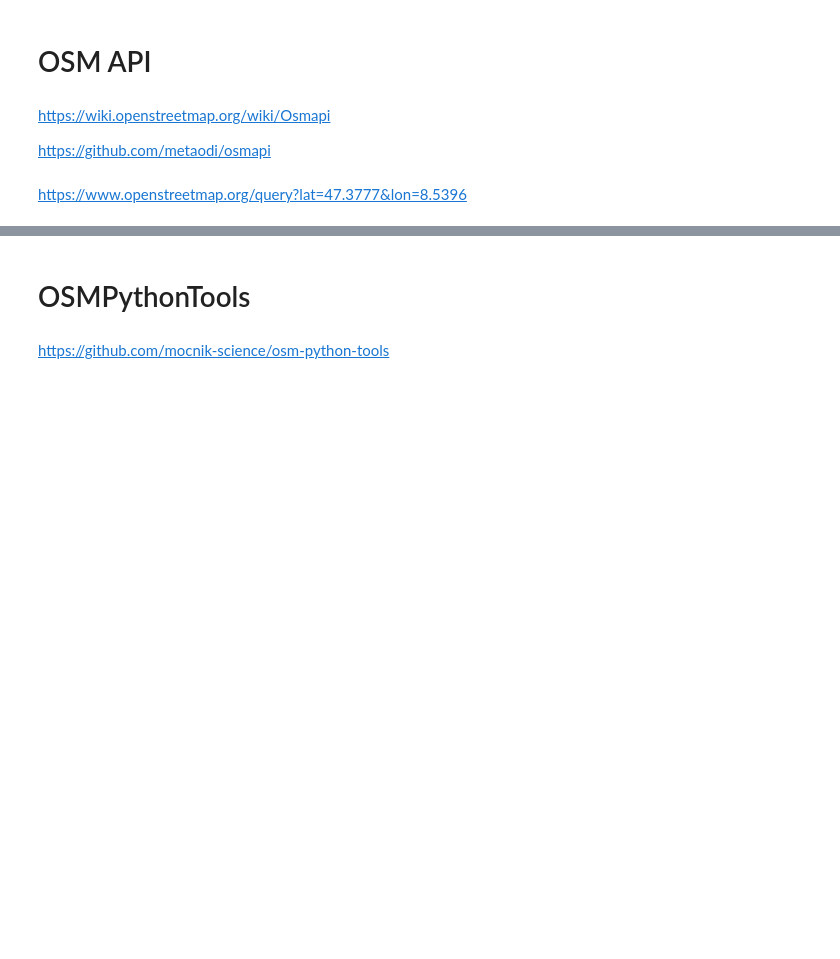
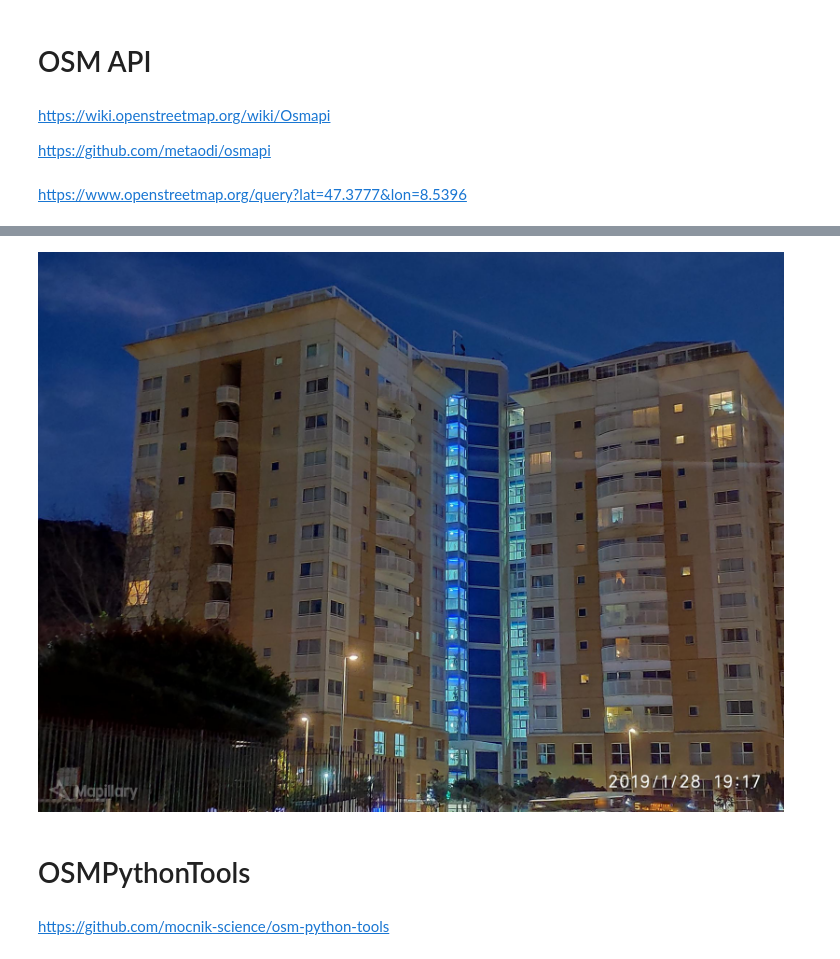
Before and after one commit to be-y-a/smth, a Jupyter notebook: MADE/GEO/WEEK4/OSM.ipynb, the cells around one changed output, grey strips where cells are left out. Drawn from its saved outputs; the diff is of its cells as text; code cells hidden in the pictures; blank space fills up the shorter version.

```diff
--- a/MADE/GEO/WEEK4/OSM.ipynb
+++ b/MADE/GEO/WEEK4/OSM.ipynb
@@ -13,4 +13,4 @@ from io import BytesIO
 https://www.openstreetmap.org/query?lat=47.3777&lon=8.5396
 # %%
 api = osm.OsmApi() # this instantiate the OsmApi class - do you need to authorise?
-node = api.NodeGet('...')
+way = api.WayGet(672886106)
@@ -21,7 +37,11 @@ ApiError: Request failed: 404 - Not Found - b'<!DOCTYPE html>\n<html xmlns="http
 # %%
 # Visualization of attributes
-response = requests.get(node['tag']['image'])
+response = requests.get(way['tag']['image'])
 img = Image.open(BytesIO(response.content))
+# %%
+img
+# %% [output]
+[figure, added]
 # %% [markdown]
 # OSMPythonTools
 # %% [markdown]
```
Also changed, not shown: parts of 13 cells of this notebook, 45 other files.
